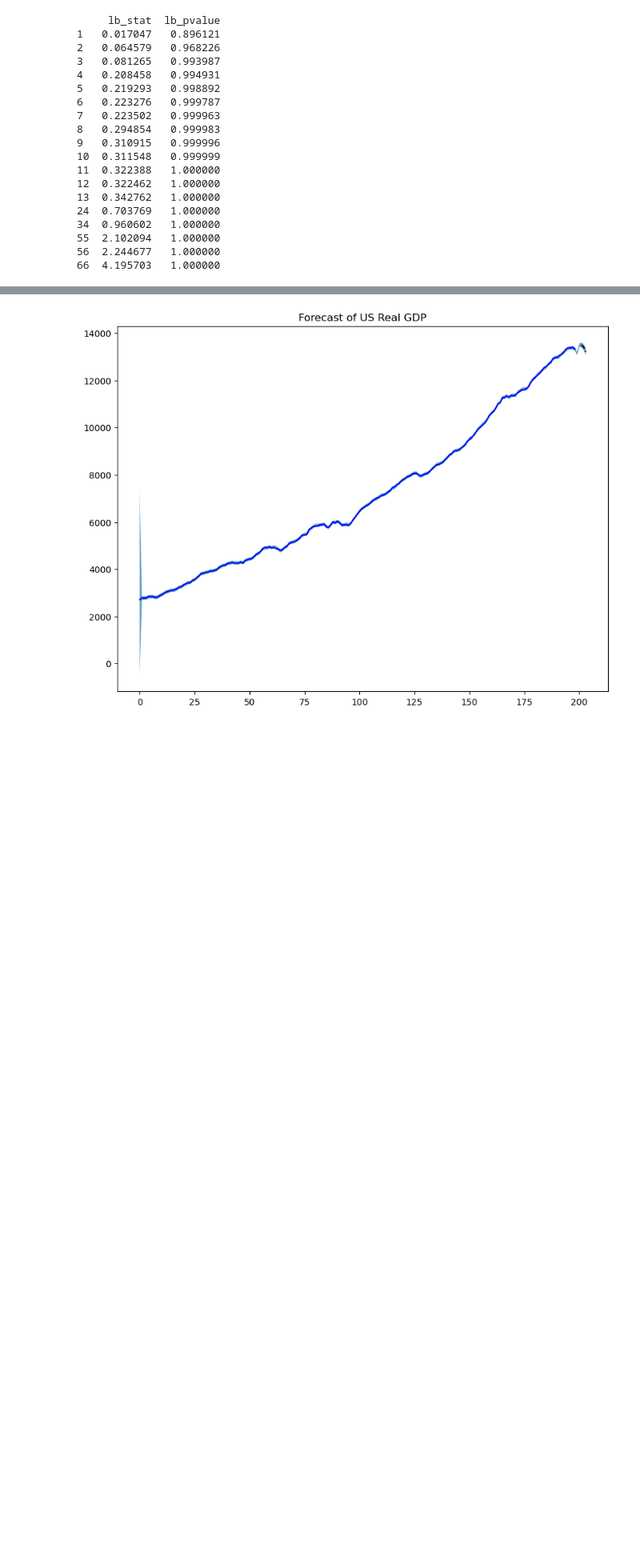
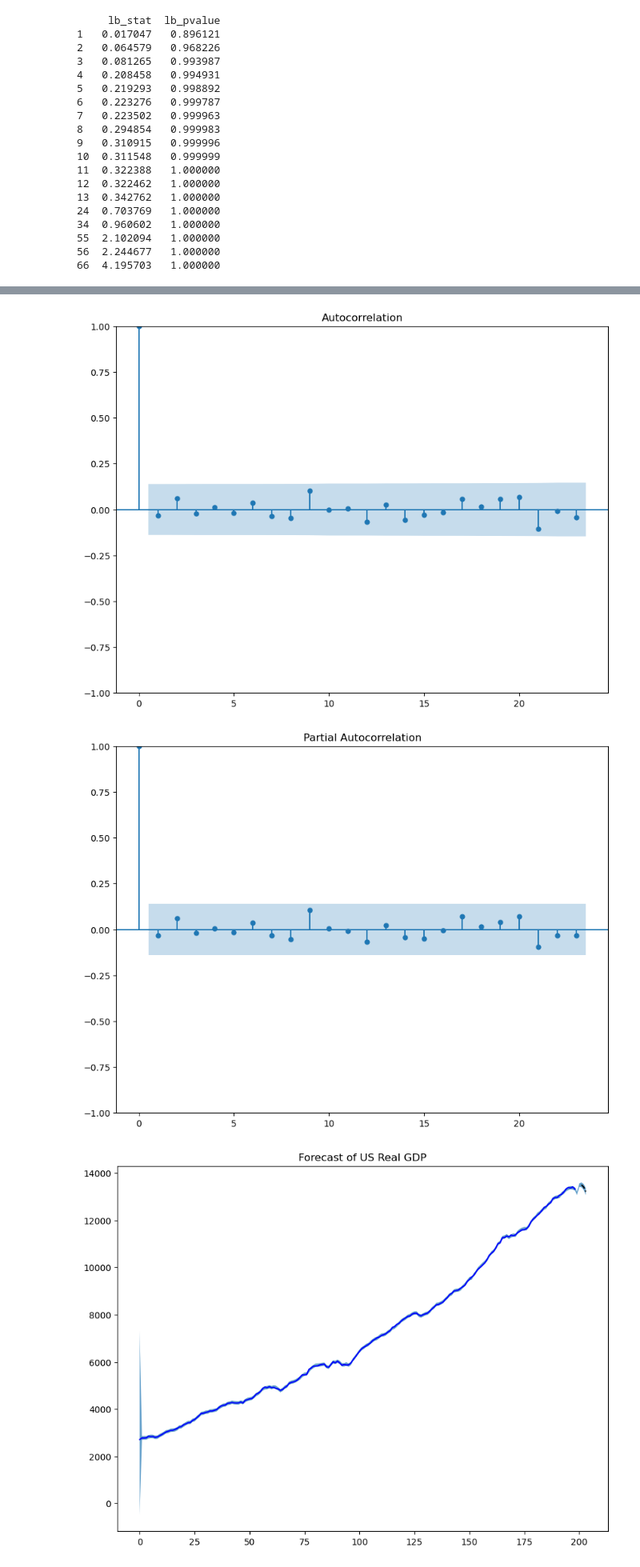
Before and after one commit to Chefi/AppliedTimeSeriesAnalysisWithPython, a Jupyter notebook: HOTSAP_SARIMAX.ipynb, the cells around one changed output, grey strips where cells are left out. Shown at 80% size. Cells and saved outputs as stored; diff of their text form; code cells hidden in the pictures; blank space fills up the shorter version.

```diff
--- a/HOTSAP_SARIMAX.ipynb
+++ b/HOTSAP_SARIMAX.ipynb
@@ -218,3 +224,10 @@ print(acorr_ljungbox(res.resid, lags=[1, 2,3,4,5,6,7,8,9,10,11,12,13,24,34,55,56
+# %%
+plot_acf(res.resid[1:])
+plot_pacf(res.resid[1:])
+plt.show()
+# %% [output]
+[figure, added]
+[figure, added]
 # %%
 n_forecast = 3
 predict = res.get_prediction(end=best_model.nobs + n_forecast,
```
Also changed, not shown: parts of 2 cells of this notebook.
